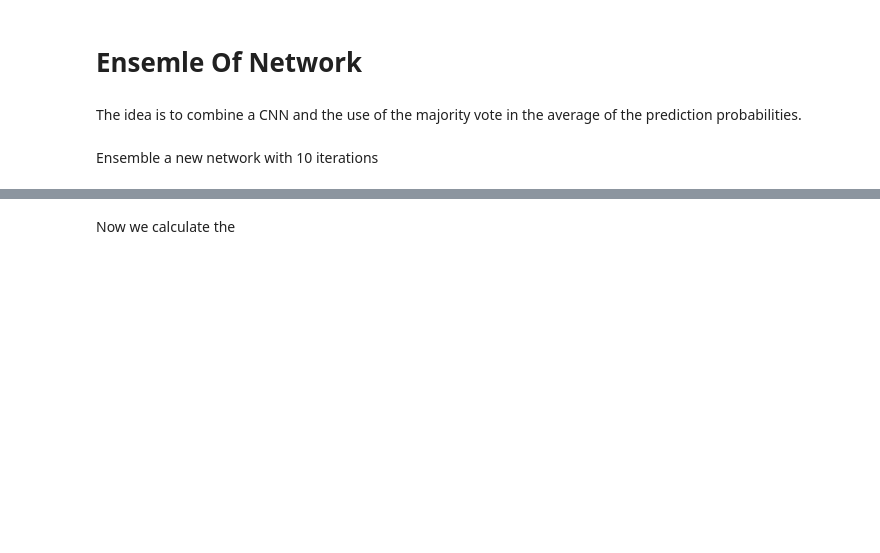
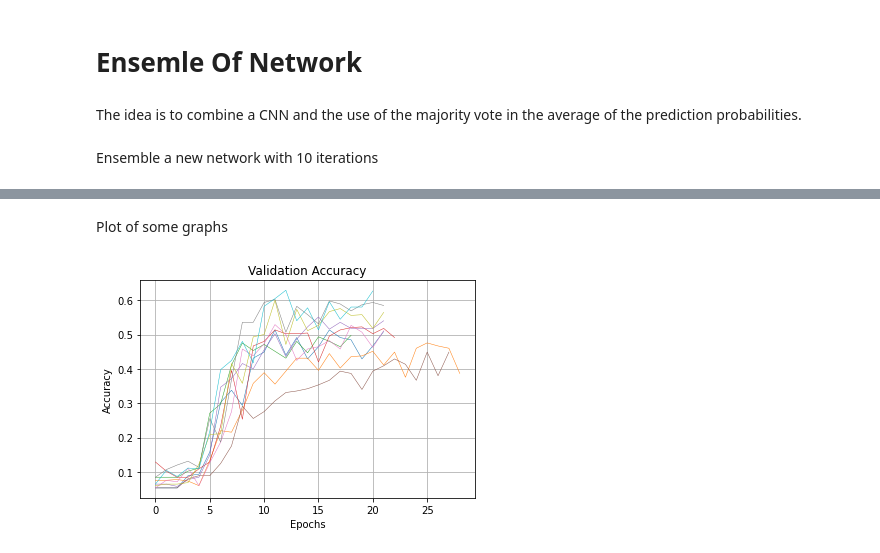
Before and after one commit to Gideon996/Computer-Vision-2020, a Jupyter notebook: Point_Two.ipynb, the cells around one changed output, grey strips where cells are left out. Cells and saved outputs as stored; diff of their text form; code cells hidden in the pictures; blank space fills up the shorter version.

Commit message:
Plot results and ending second point

```diff
--- a/Point_Two.ipynb
+++ b/Point_Two.ipynb
@@ -394,5 +394,15 @@ Epoch 20/100
 80/80 [==============================] - 4s 48ms/step - loss: 0.1828 - accuracy: 0.9534 - val_loss: 1.4449 - val_accuracy: 0.5800
 Epoch 21/100
 80/80 [==============================] - 4s 49ms/step - loss: 0.1649 - accuracy: 0.9650 - val_loss: 1.3879 - val_accuracy: 0.6267
-# %% [markdown]
-Now we calculate the
+# %% [markdown]
+Plot of some graphs
+# %%
+plt.title("Validation Accuracy")
+plt.xlabel("Epochs")
+plt.ylabel("Accuracy")
+for p in validationAccuracy:
+    plt.plot(p,linewidth=0.5)
+
+plt.grid()
+# %% [output]
+[figure, added]
```
Also changed, not shown: parts of 3 cells of this notebook.
